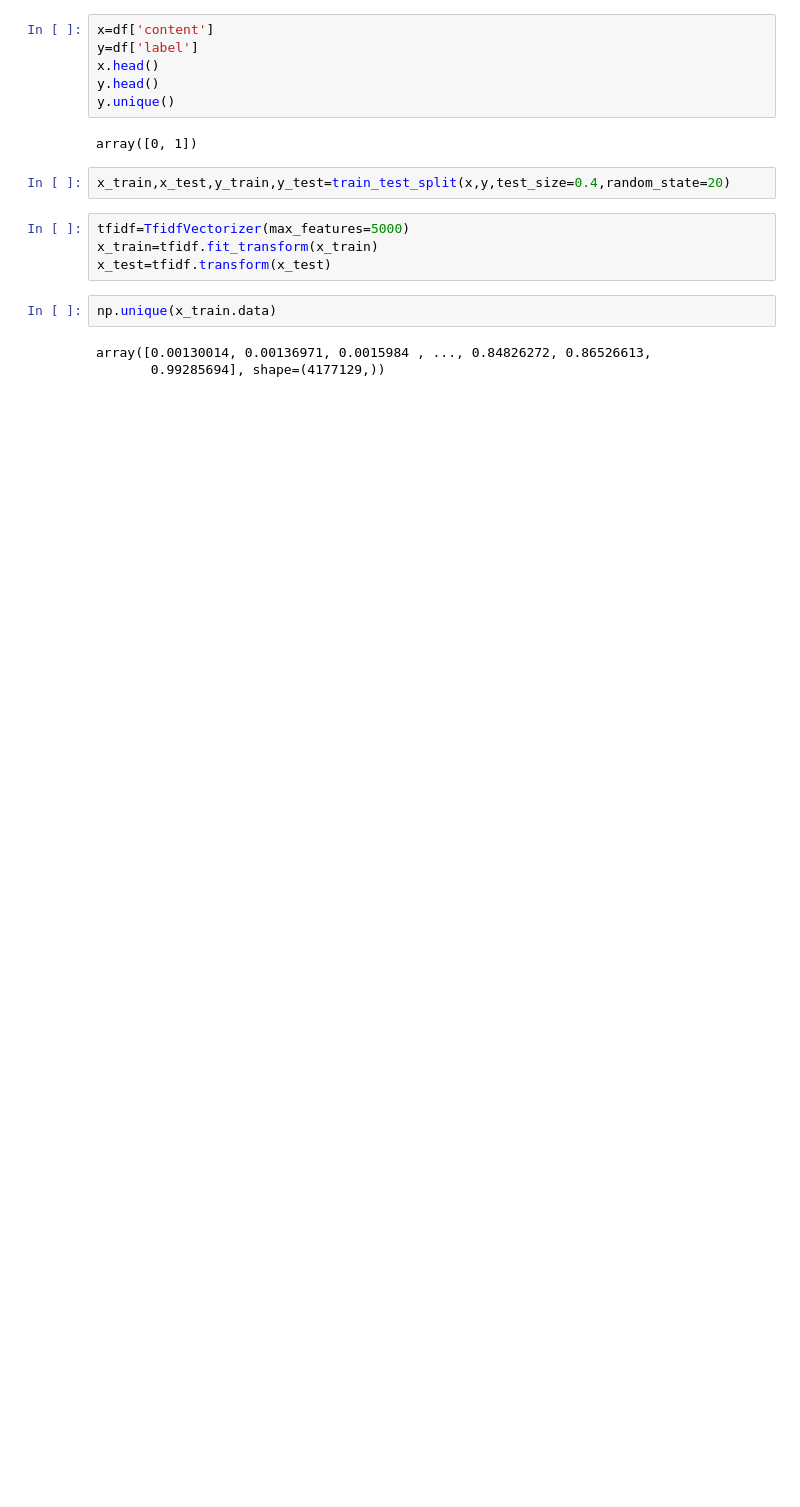
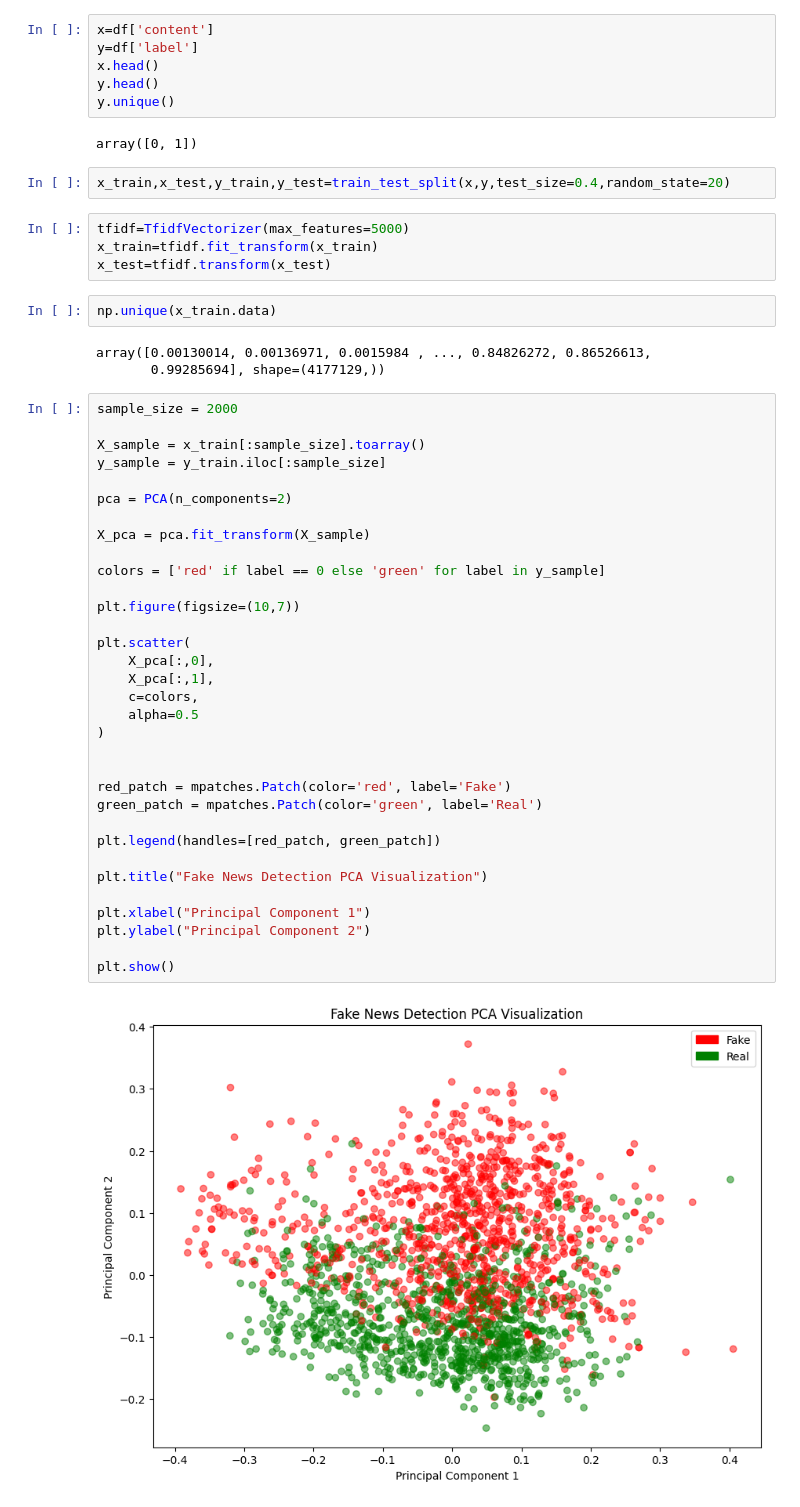
Before and after one commit to Bhuwan-24/Fake-News-Dection, a Jupyter notebook: code.ipynb, the cells around one changed output. Drawn from its saved outputs; the diff is of its cells as text; blank space fills up the shorter version.

```diff
--- a/code.ipynb
+++ b/code.ipynb
@@ -65,3 +73,38 @@ np.unique(x_train.data)
 # %% [output]
 array([0.00130014, 0.00136971, 0.0015984 , ..., 0.84826272, 0.86526613,
        0.99285694], shape=(4177129,))
+# %%
+sample_size = 2000
+
+X_sample = x_train[:sample_size].toarray()
+y_sample = y_train.iloc[:sample_size]
+
+pca = PCA(n_components=2)
+
+X_pca = pca.fit_transform(X_sample)
+
+colors = ['red' if label == 0 else 'green' for label in y_sample]
+
+plt.figure(figsize=(10,7))
+
+plt.scatter(
+    X_pca[:,0],
+    X_pca[:,1],
+    c=colors,
+    alpha=0.5
+)
+
+
+red_patch = mpatches.Patch(color='red', label='Fake')
+green_patch = mpatches.Patch(color='green', label='Real')
+
+plt.legend(handles=[red_patch, green_patch])
+
+plt.title("Fake News Detection PCA Visualization")
+
+plt.xlabel("Principal Component 1")
+plt.ylabel("Principal Component 2")
+
+plt.show()
+# %% [output]
+[figure, added]
```
Also changed, not shown: parts of 6 cells of this notebook.
